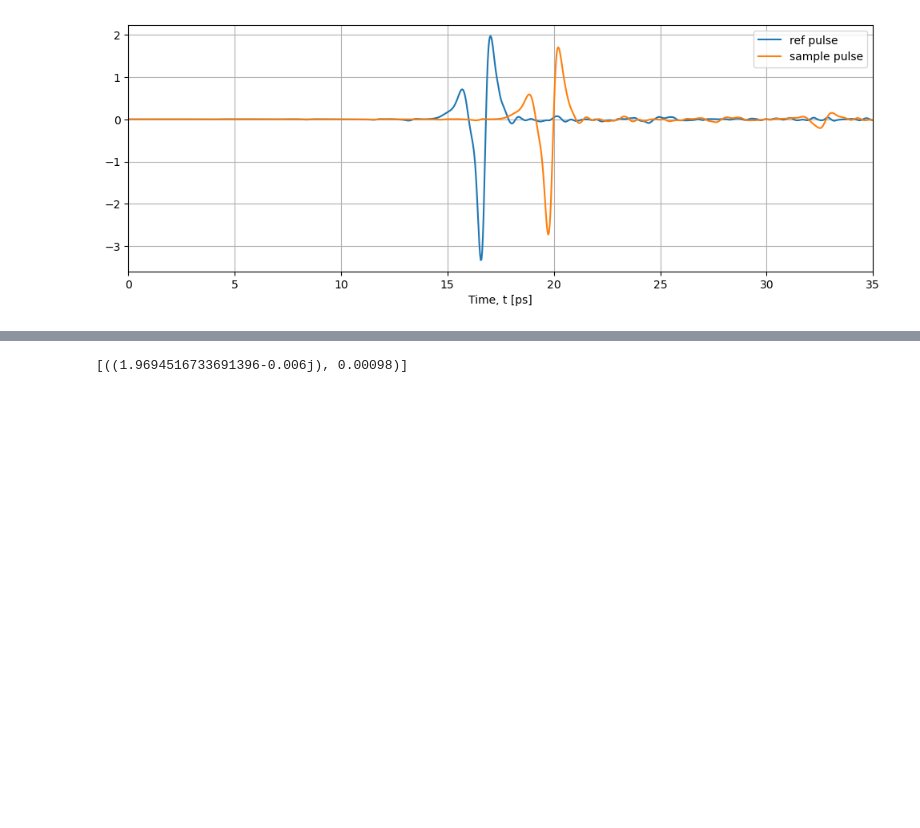
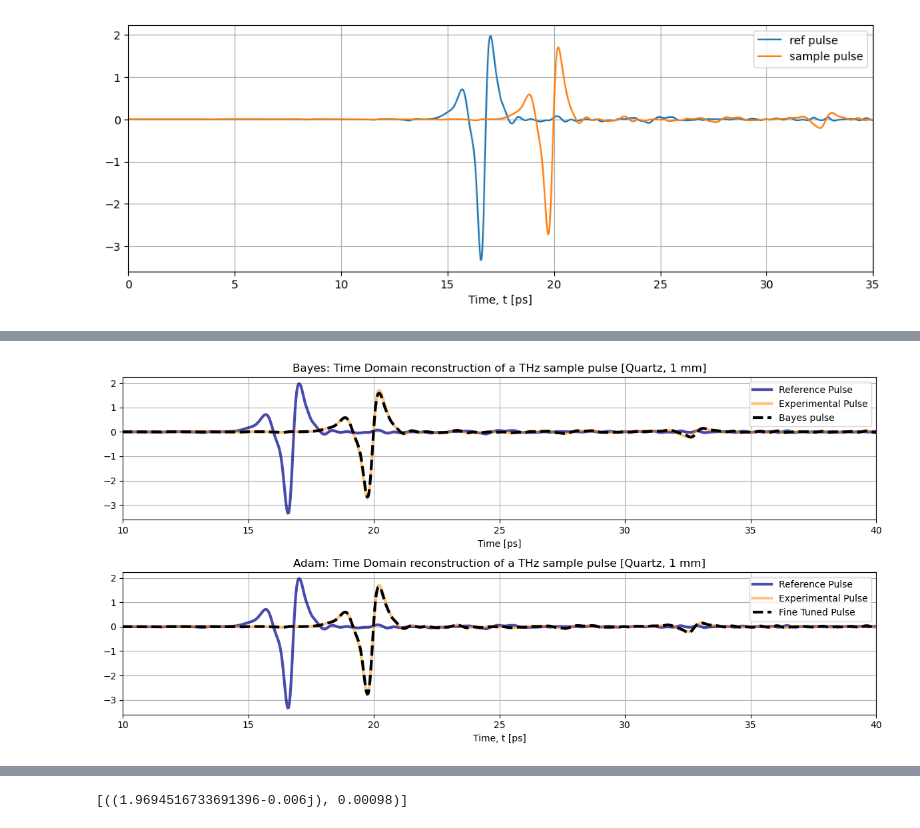
Before and after one commit to Loriginale2000/TerahertzProject, a Jupyter notebook: TheoTHzTDS/THz-TDS/Transfer Matrix Method/Quartz_06_02_2026.ipynb, the cells around one changed output, grey strips where cells are left out. Cells and saved outputs as stored; diff of their text form; code cells hidden in the pictures; blank space fills up the shorter version.

```diff
--- a/TheoTHzTDS/THz-TDS/Transfer Matrix Method/Quartz_06_02_2026.ipynb
+++ b/TheoTHzTDS/THz-TDS/Transfer Matrix Method/Quartz_06_02_2026.ipynb
@@ -439,0 +443,32 @@ Iteration 1999, Loss: 1.076270e-02, Layer 0: n=1.9822, k=-0.00392, D=967.20 µm
+# %%
+plt.figure(figsize=(12,6))
+
+plt.subplot(2,1,1)
+plt.plot(t1, reference_pulse_tensor.detach().cpu().numpy(), label='Reference Pulse', alpha=0.7,linewidth=3,color='darkblue')
+plt.plot(t2, sample_pulse_tensor.detach().cpu().numpy(), label='Experimental Pulse', alpha=0.5,linewidth=3,color='darkorange')
+plt.plot(t1, bayes_pulse, label='Bayes pulse', linestyle='--', linewidth=3, color='black')
+plt.xlim(10,40)
+plt.xlabel('Time [ps]')
+plt.grid(True)
+plt.title('Bayes: Time Domain reconstruction of a THz sample pulse [Quartz, 1 mm]')
+plt.legend()
+
+
+plt.subplot(2,1,2)
+plt.plot(t1, reference_pulse_tensor.detach().cpu().numpy(), label='Reference Pulse',
+alpha=0.7,linewidth=3,color='darkblue')
+plt.plot(t2, sample_pulse_tensor.detach().cpu().numpy(),
+label='Experimental Pulse',alpha=0.5,linewidth=3,color='darkorange')
+plt.plot(t1, optim_pulse, label='Fine Tuned Pulse',alpha=1, linestyle='--',linewidth=3,color='black')
+plt.xlim(10,40)
+plt.xlabel('Time, t [ps]')
+plt.grid(True)
+plt.title('Adam: Time Domain reconstruction of a THz sample pulse [Quartz, 1 mm]')
+plt.legend()
+
+
+plt.tight_layout()
+
+plt.show()
+# %% [output]
+[figure, added]
```
Also changed, not shown: parts of 8 cells of this notebook, 20 other files.
